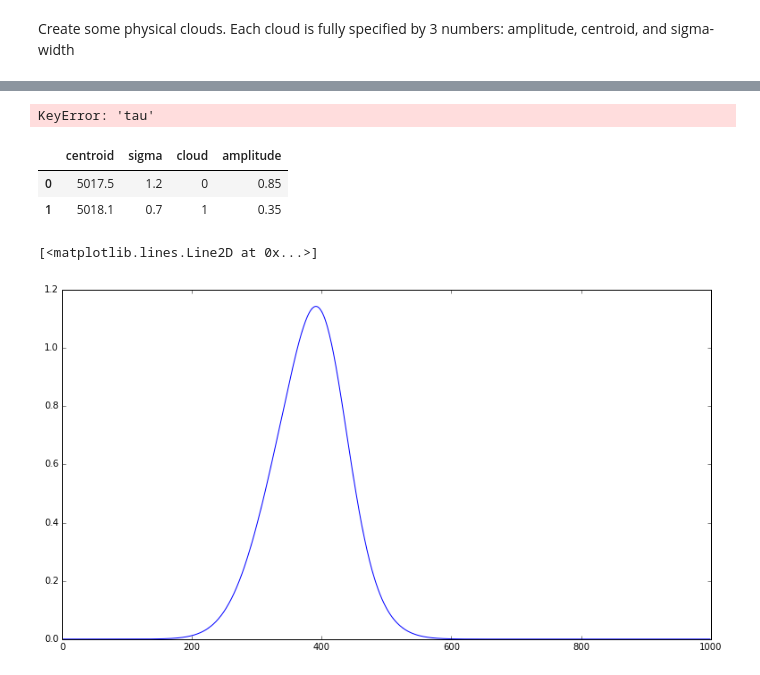
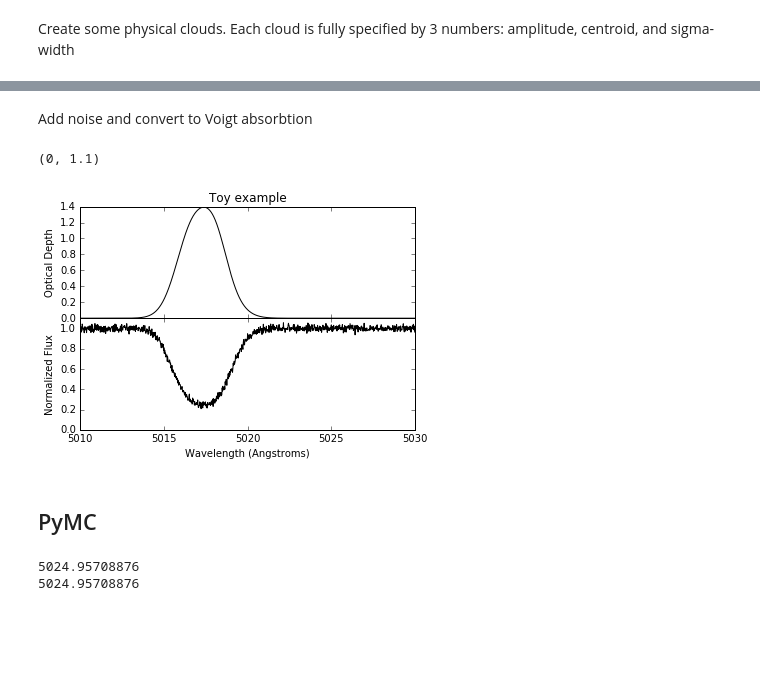
Before and after one commit to sarahappleby/VAMP, a Jupyter notebook: VPfits.ipynb, the cells around one changed output, grey strips where cells are left out. Drawn from its saved outputs; the diff is of its cells as text; code cells hidden in the pictures; blank space fills up the shorter version.

```diff
--- a/VPfits.ipynb
+++ b/VPfits.ipynb
@@ -30,13 +17,16 @@ def GaussFunction(wavelength_array, amplitude, centroid, sigma, *args, **kwargs)
 # %% [markdown]
 Instrument detection region. Wavelength units are in Angstroms ($\unicode{x212B}$).
 # %%
-wavelength_array = np.arange(5010, 5030, 0.02)
+wavelength_array = np.arange(5010, 5030, 0.01)
 # %% [markdown]
 Create some physical clouds. Each cloud is fully specified by 3 numbers: amplitude, centroid, and sigma-width
 # %%
-clouds = pd.DataFrame(columns={'cloud', 'amplitude', 'centroid', 'sigma'})
+clouds = pd.DataFrame({'cloud': pd.Series([], dtype='str'),
+                       'amplitude': pd.Series([], dtype='float'),
+                       'centroid': pd.Series([], dtype='float'),
+                       'sigma': pd.Series([], dtype='float'),
+                       'tau': pd.Series([], dtype='object')})
 
-clouds = clouds.append({'cloud': '0', 'amplitude': 0.85, 'centroid': 5017.5, 'sigma': 1.2}, ignore_index=True)
-clouds = clouds.append({'cloud': '1', 'amplitude': 0.35, 'centroid': 5018.1, 'sigma': 0.7}, ignore_index=True)
-
-clouds
+clouds = clouds.append({'cloud': '0', 'amplitude': 0.85, 'centroid': 5017.5, 'sigma': 1.2, 'tau':[]}, ignore_index=True)
+clouds = clouds.append({'cloud': '1', 'amplitude': 0.35, 'centroid': 5018.1, 'sigma': 0.7, 'tau':[]}, ignore_index=True)
+clouds = clouds.append({'cloud': '2', 'amplitude': 0.55, 'centroid': 5016.5, 'sigma': 0.9, 'tau':[]}, ignore_index=True)
@@ -47,23 +35,23 @@ clouds
 # %%
-clouds['tau'][0] = GaussFunction(wavelength_array, clouds.ix[0]['amplitude'], clouds.ix[0]['centroid'], clouds.ix[0]['sigma'])
+clouds.dtypes
 
-#+ GaussFunction(wavelength_array, clouds.ix[1]['amplitude'], clouds.ix[1]['centroid'], clouds.ix[1]['sigma'])
+clouds.set_value(0, 'tau', GaussFunction(wavelength_array, clouds.ix[0]['amplitude'],
+                                         clouds.ix[0]['centroid'], clouds.ix[0]['sigma']))
+
+clouds.set_value(1, 'tau', GaussFunction(wavelength_array, clouds.ix[1]['amplitude'],
+                                         clouds.ix[1]['centroid'], clouds.ix[1]['sigma']))
+
+clouds.set_value(2, 'tau', GaussFunction(wavelength_array, clouds.ix[2]['amplitude'],
+                                         clouds.ix[2]['centroid'], clouds.ix[2]['sigma']))
-# %% [output]
-KeyError: 'tau'
-# %%
-clouds
-# %% [output]
-|  | centroid | sigma | cloud | amplitude |
-| 0 | 5017.5 | 1.2 | 0 | 0.85 |
-| 1 | 5018.1 | 0.7 | 1 | 0.35 |
 # %%
-pylab.plot(wavelength_array, tau_array_one, color='blue', label='comp_1')
-pylab.plot(wavelength_array, tau_array_two, color='red', label='comp_2')
-pylab.plot(wavelength_array, total_tau, color='black', label='combined', linewidth=2.0)
+pylab.plot(wavelength_array, clouds.ix[0]['tau'], label='comp_1')
+pylab.plot(wavelength_array, clouds.ix[1]['tau'], label='comp_2')
+pylab.plot(wavelength_array, clouds.ix[2]['tau'], label='comp_2')
+pylab.plot(wavelength_array, sum(clouds['tau']), color='black', label='combined', linewidth=2.0)
+
 pylab.ylabel("Optical Depth")
 pylab.xlabel("Wavelength (Angstroms)")
 pylab.legend()
 pylab.title("Toy example")
-# %% [output]
-[<matplotlib.lines.Line2D at 0x...>]
-[figure, removed]
+# %% [markdown]
+Add noise and convert to Voigt absorbtion
@@ -69,0 +61,22 @@ pylab.title("Toy example")
+# %%
+onesigmaerror = 0.02
+noise = np.random.normal(0.0, onesigmaerror, len(wavelength_array))
+
+flux_array = VoigtAbsorption(sum(clouds['tau'])) + noise
+# %%
+f, (ax1, ax2) = pylab.subplots(2, sharex=True, sharey=False)
+ax1.plot(wavelength_array, sum(clouds['tau']), color='black', label='combined')
+ax2.plot(wavelength_array, flux_array, color='black', label='flux')
+f.subplots_adjust(hspace=0)
+
+ax1.set_title("Toy example")
+ax1.set_ylabel("Optical Depth")
+
+ax2.set_ylabel("Normalized Flux")
+ax2.set_xlabel("Wavelength (Angstroms)")
+ax2.set_ylim(0, 1.1)
+# %% [output]
+(0, 1.1)
+[figure, added]
+# %% [markdown]
+## PyMC
@@ -69,0 +99,6 @@ pylab.title("Toy example")
+# %%
+print estimated_variables[1]['centroid'].random()
+print estimated_variables[1]['centroid'].value
+# %% [output]
+5024.95708876
+5024.95708876
```
Also changed, not shown: parts of 35 cells of this notebook, 3 other files.
